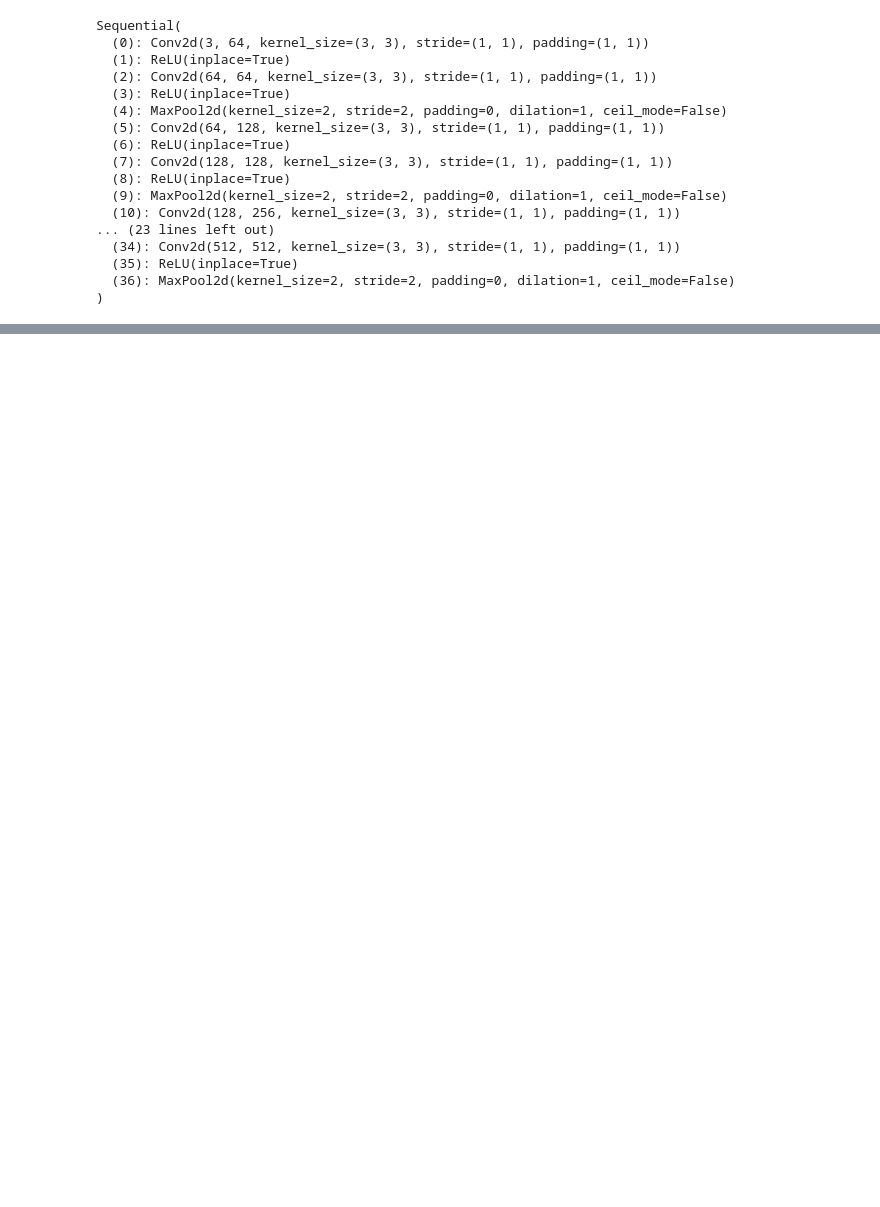
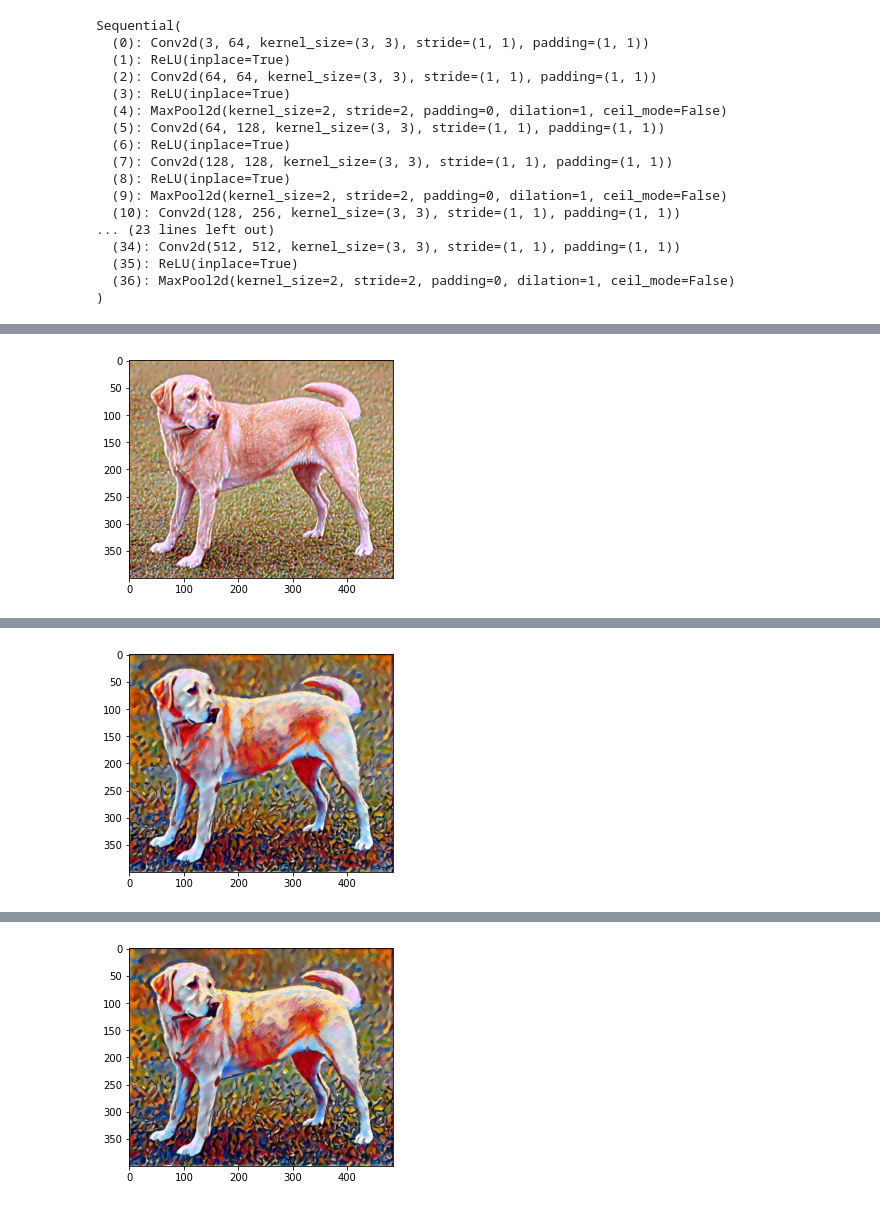
Before and after one commit to siddhantchawla/StyleTransfer, a Jupyter notebook: StyleTransfer.ipynb, the cells around one changed output, grey strips where cells are left out. Drawn from its saved outputs; the diff is of its cells as text; code cells hidden in the pictures; blank space fills up the shorter version.

```diff
--- a/StyleTransfer.ipynb
+++ b/StyleTransfer.ipynb
@@ -71,0 +142,55 @@ def load_image(img_path,shape = None):
+# %%
+content_features = get_features(content_image,vgg)
+style_features = get_features(style_image,vgg)
+
+
+style_grams = {}
+
+for layer in style_features:
+  style_grams[layer] = gram_matrix(style_features[layer])
+
+target_image = content_image.clone().requires_grad_(True).to(device)
+
+style_weights = {'conv1_1': 1.,
+                 'conv2_1': 0.75,
+                 'conv3_1': 0.2,
+                 'conv4_1': 0.2,
+                 'conv5_1': 0.2}
+
+content_weight = 1  # alpha
+style_weight = 1e6  # beta
+# %%
+show_every = 400
+
+steps = 1200
+optimizer = optim.Adam([target_image],lr = 0.01)
+
+
+for i in range(steps):
+
+  target_features = get_features(target_image,vgg)
+  content_loss = torch.mean(torch.pow((target_features['conv4_2'] - content_features['conv4_2']),2))
+
+  style_loss = 0
+
+  for layer in style_weights:
+    target_feature = target_features[layer]
+    target_gram = gram_matrix(target_feature)
+    _,d,h,w = target_feature.size()
+
+    style_gram = style_grams[layer]
+    layer_style_loss = (style_weights[layer])*torch.mean(torch.pow((target_gram - style_gram),2))
+
+    style_loss += layer_style_loss/(d*h*w)
+
+  total_loss = content_weight*content_loss + style_weight*style_loss
+
+  optimizer.zero_grad()
+  total_loss.backward()
+  optimizer.step()
+
+  # if  i % show_every == 0:
+  #       print('Total loss: ', total_loss.item())
+  #       plt.imshow(img_convert(target_image))
+  #       plt.show()
+# %% [output]
@@ -71,0 +198 @@ def load_image(img_path,shape = None):
+[figure, added]
@@ -71,0 +200 @@ def load_image(img_path,shape = None):
+[figure, added]
@@ -71,0 +202 @@ def load_image(img_path,shape = None):
+[figure, added]
```
Also changed, not shown: parts of 10 cells of this notebook.
